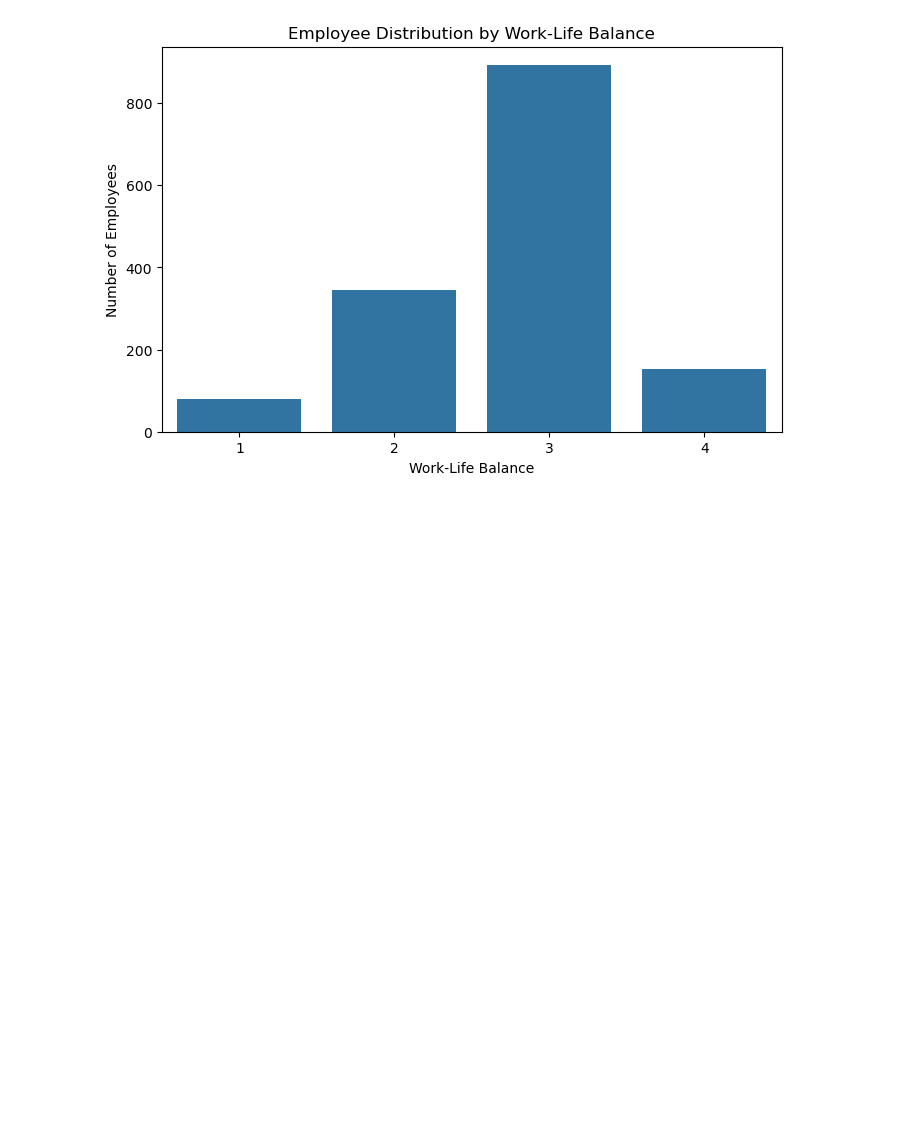
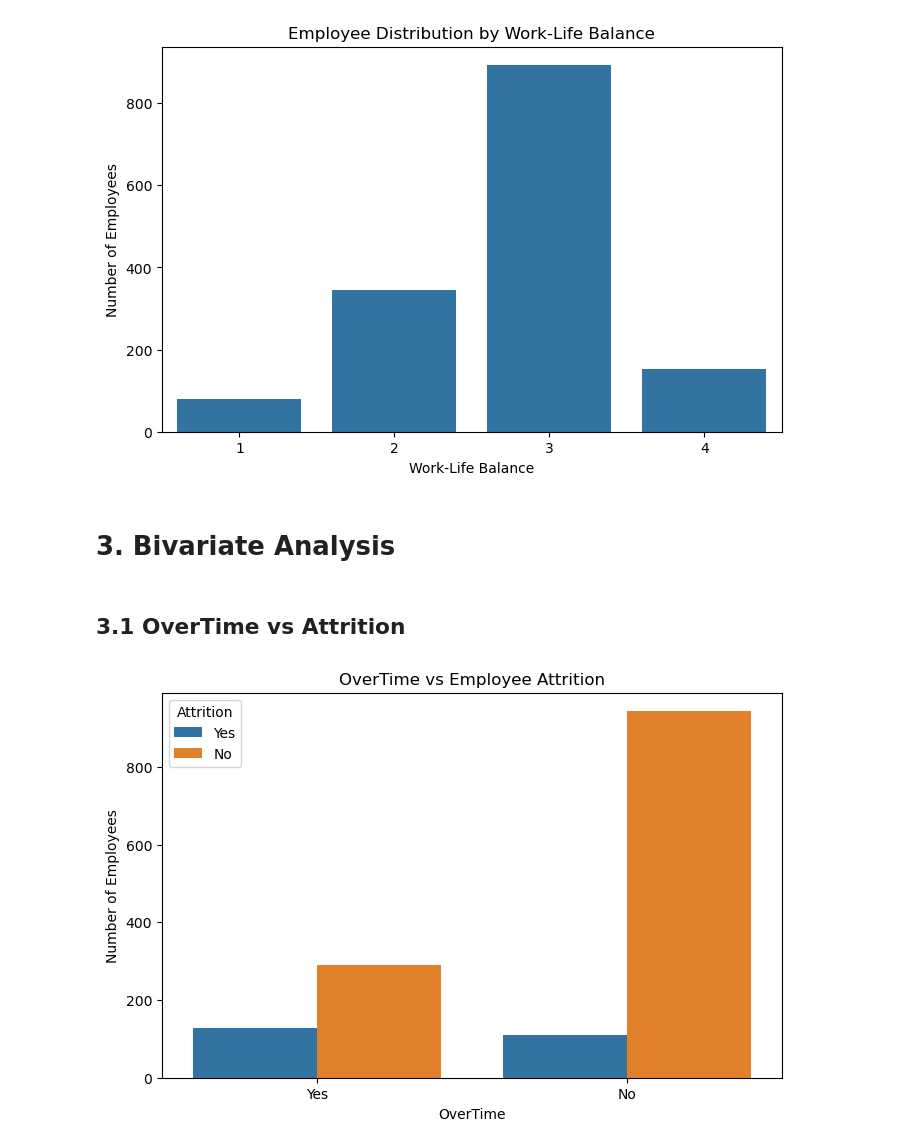
Before and after one commit to Geeth-31/EMPLOYEE-ATTRITION-ANALYSIS-PROJECT, a Jupyter notebook: notebooks/02_Exploratory_Data_Analysis.ipynb, the cells around one changed output. Saved outputs shown, nothing was run; the diff lists cells and outputs as text; code cells hidden in the pictures; blank space fills up the shorter version.

Commit message:
Complete exploratory data analysis

```diff
--- a/notebooks/02_Exploratory_Data_Analysis.ipynb
+++ b/notebooks/02_Exploratory_Data_Analysis.ipynb
@@ -246,3 +246,17 @@ plt.ylabel("Number of Employees")
 plt.show()
 # %% [output]
 [figure]
+# %% [markdown]
+# 3. Bivariate Analysis
+# %% [markdown]
+## 3.1 OverTime vs Attrition
+# %%
+plt.figure(figsize=(8,5))
+sns.countplot( data=df, x="OverTime", hue="Attrition",hue_order=["Yes", "No"])
+plt.title("OverTime vs Employee Attrition")
+
+plt.xlabel("OverTime")
+plt.ylabel("Number of Employees")
+plt.show()
+# %% [output]
+[figure, added]
```
Also changed, not shown: parts of 58 cells of this notebook.
